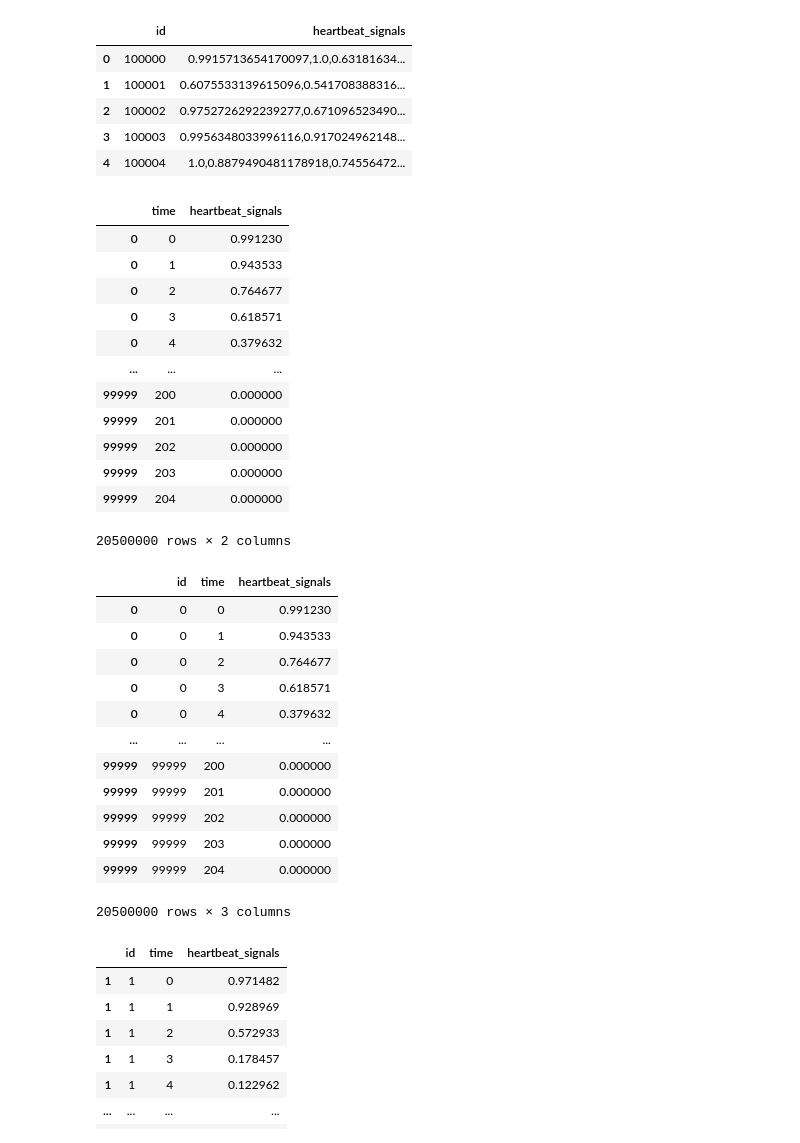
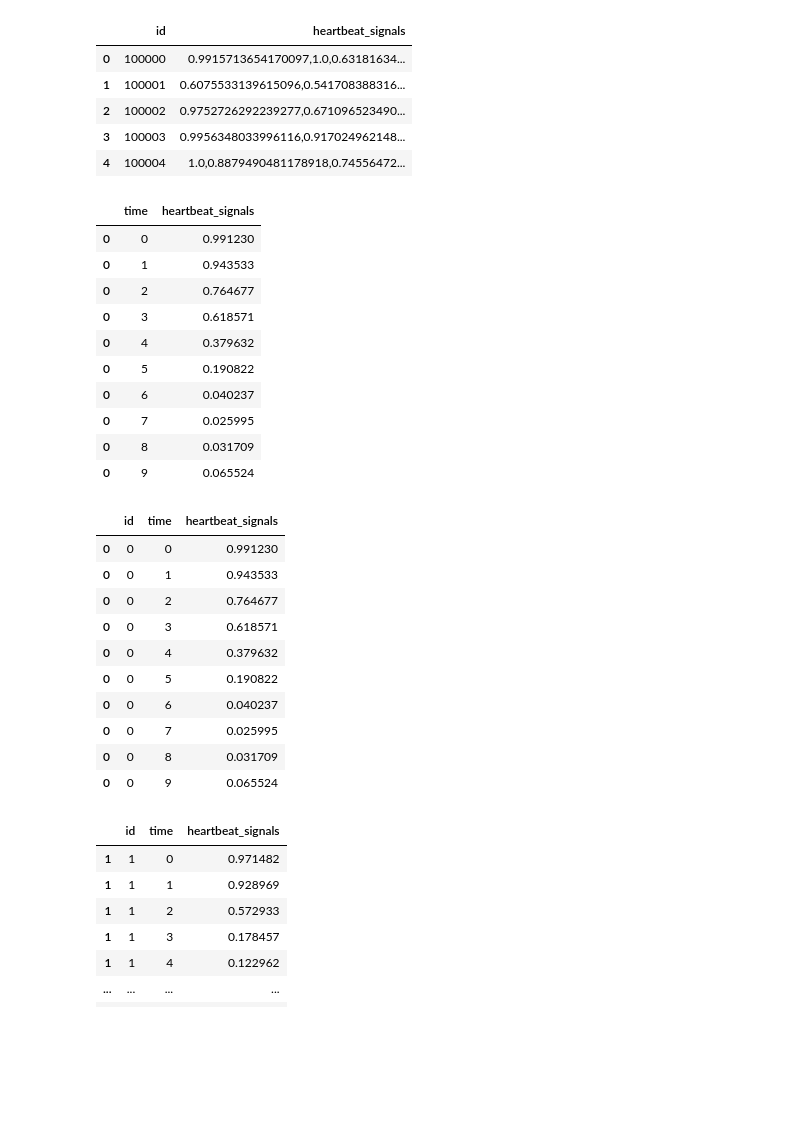
Before and after one commit to buaamse/ml, a Jupyter notebook: heartbeat_features.ipynb, the cells around one changed output. Cells and saved outputs as stored; diff of their text form; code cells hidden in the pictures; blank space fills up the shorter version.

```diff
--- a/heartbeat_features.ipynb
+++ b/heartbeat_features.ipynb
@@ -111,7 +84,7 @@ train_heartbeat_df.index.name = None
 train_heartbeat_df.rename(columns={"level_1":"time", 0:"heartbeat_signals"}, inplace=True)
 train_heartbeat_df['heartbeat_signals'] = train_heartbeat_df['heartbeat_signals'].astype(float)
 
-train_heartbeat_df
+train_heartbeat_df.head(10)
 # %% [output]
 |  | time | heartbeat_signals |
 | 0 | 0 | 0.991230 |
@@ -119,40 +92,36 @@ train_heartbeat_df
 | 0 | 2 | 0.764677 |
 | 0 | 3 | 0.618571 |
 | 0 | 4 | 0.379632 |
-| ... | ... | ... |
-| 99999 | 200 | 0.000000 |
-| 99999 | 201 | 0.000000 |
-| 99999 | 202 | 0.000000 |
-| 99999 | 203 | 0.000000 |
-| 99999 | 204 | 0.000000 |
+| 0 | 5 | 0.190822 |
+| 0 | 6 | 0.040237 |
+| 0 | 7 | 0.025995 |
+| 0 | 8 | 0.031709 |
+| 0 | 9 | 0.065524 |
-20500000 rows × 2 columns
 # %%
 # 将处理后的心电特征加入到训练数据中，同时将训练数据label列单独存储
 # data_train_label = data_train['label']
 # data_train = data_train.drop(['label'], axis=1)
 # # data_train = data_train.drop('heartbeat_signals', axis=1)
 # data_train = data_train.join(train_heartbeat_df)
 # data_train
 data_train_label = data_train['label']
 data_train = data_train.drop(['label'], axis=1)
 data_train = data_train.drop(['heartbeat_signals'], axis=1)
 data_train = data_train.join(train_heartbeat_df)
 
-data_train
+data_train.head(10)
 # %% [output]
 |  | id | time | heartbeat_signals |
 | 0 | 0 | 0 | 0.991230 |
 | 0 | 0 | 1 | 0.943533 |
 | 0 | 0 | 2 | 0.764677 |
 | 0 | 0 | 3 | 0.618571 |
 | 0 | 0 | 4 | 0.379632 |
-| ... | ... | ... | ... |
-| 99999 | 99999 | 200 | 0.000000 |
-| 99999 | 99999 | 201 | 0.000000 |
-| 99999 | 99999 | 202 | 0.000000 |
-| 99999 | 99999 | 203 | 0.000000 |
-| 99999 | 99999 | 204 | 0.000000 |
+| 0 | 0 | 5 | 0.190822 |
+| 0 | 0 | 6 | 0.040237 |
+| 0 | 0 | 7 | 0.025995 |
+| 0 | 0 | 8 | 0.031709 |
+| 0 | 0 | 9 | 0.065524 |
-20500000 rows × 3 columns
 # %%
 data_train[data_train["id"]==1]
 # %% [output]
```
Also changed, not shown: parts of 6 cells of this notebook.
